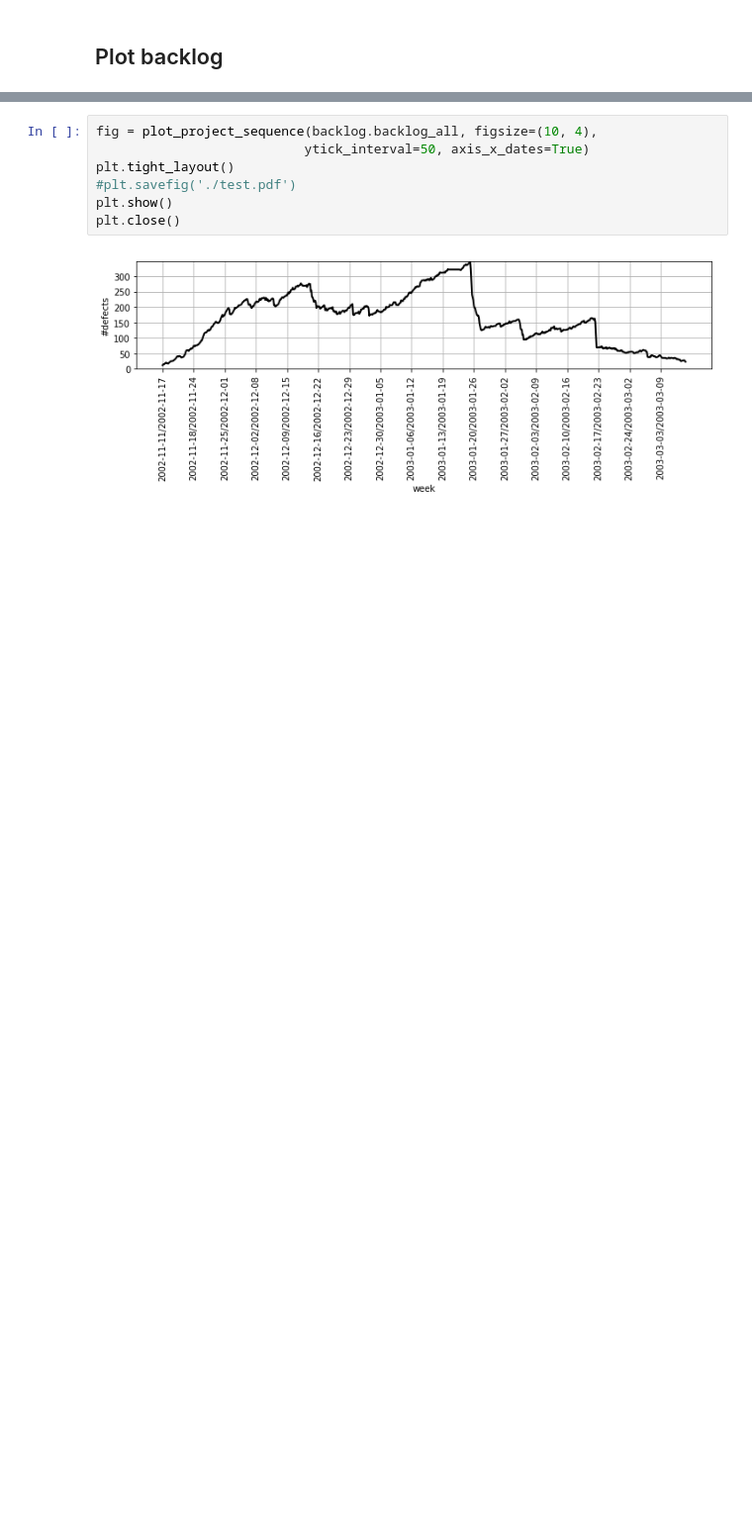
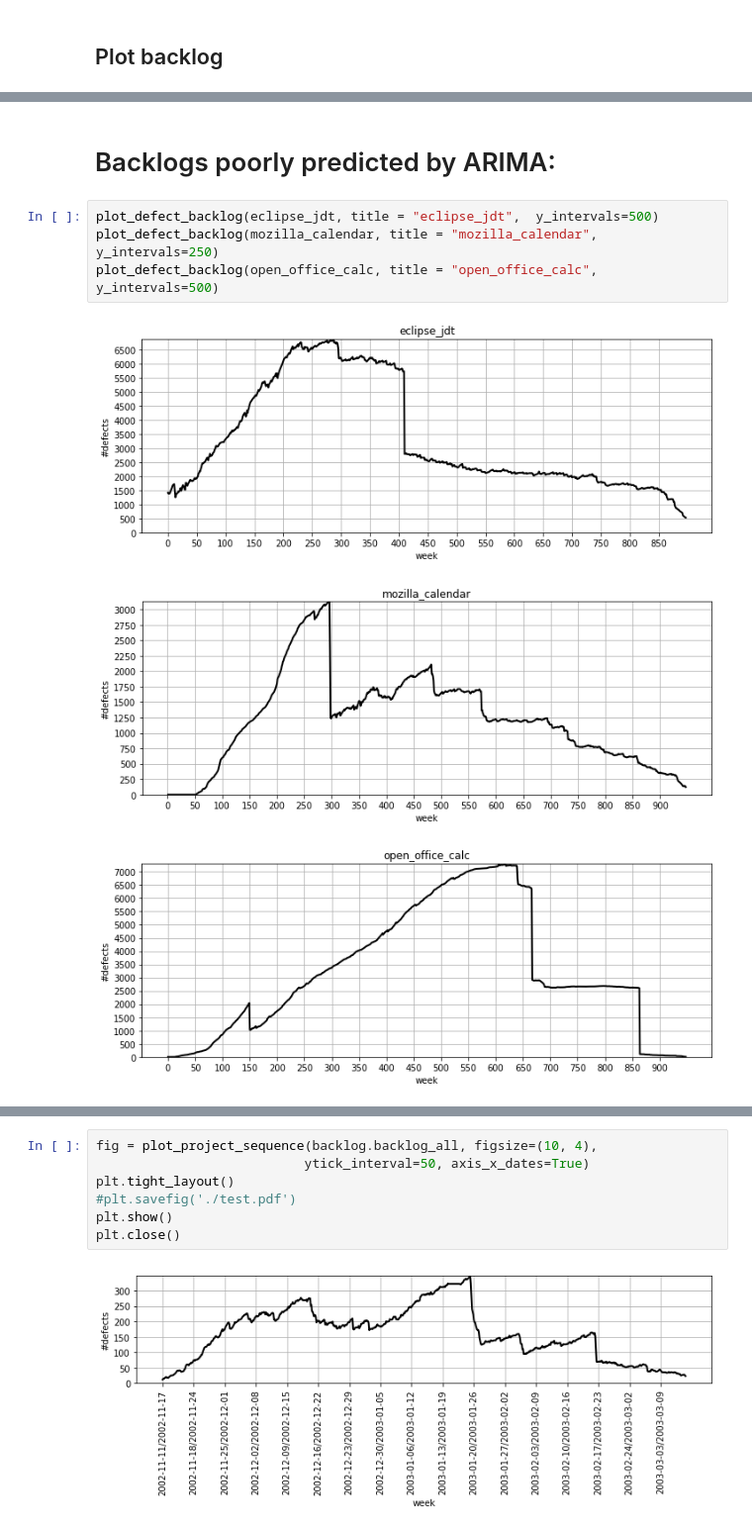
Before and after one commit to paulinaaniola/DefectBacklogPrediction, a Jupyter notebook: Plot defect backlogs.ipynb, the cells around one changed output, grey strips where cells are left out. Shown at 99% size. Drawn from its saved outputs; the diff is of its cells as text; blank space fills up the shorter version.

```diff
--- a/Plot defect backlogs.ipynb
+++ b/Plot defect backlogs.ipynb
@@ -56,0 +135,10 @@ plt.close()
+# %% [markdown]
+# Backlogs poorly predicted by ARIMA:
+# %%
+plot_defect_backlog(eclipse_jdt, title = "eclipse_jdt",  y_intervals=500)
+plot_defect_backlog(mozilla_calendar, title = "mozilla_calendar",  y_intervals=250)
+plot_defect_backlog(open_office_calc, title = "open_office_calc",  y_intervals=500)
+# %% [output]
+[figure, added]
+[figure, added]
+[figure, added]
```
Also changed, not shown: parts of 9 cells of this notebook, 23 other files.
